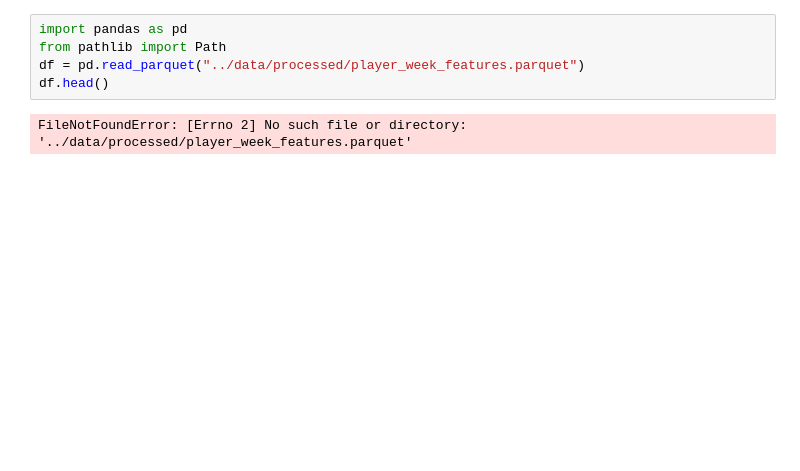
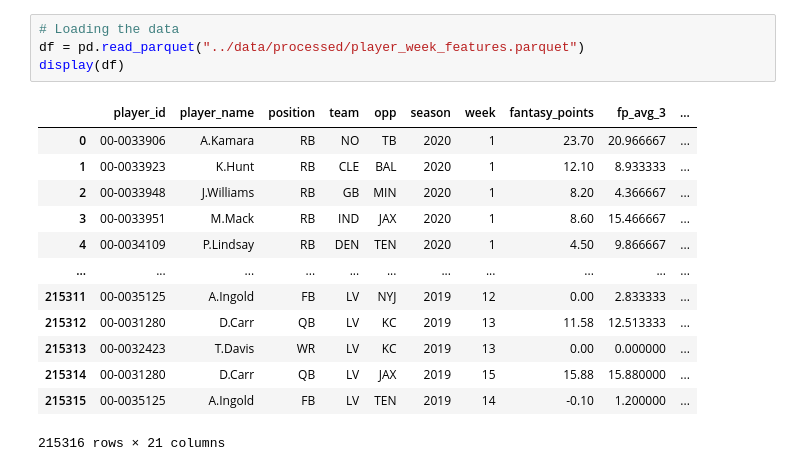
Before and after one commit to kych23/ff_predictors, a Jupyter notebook: notebooks/models.ipynb, the cells around one changed output. Drawn from its saved outputs; the diff is of its cells as text; blank space fills up the shorter version.

```diff
--- a/notebooks/models.ipynb
+++ b/notebooks/models.ipynb
@@ -3,7 +21,18 @@ Notebook for training and testing machine learning models
 # %%
-import pandas as pd
-from pathlib import Path
+# Loading the data
 df = pd.read_parquet("../data/processed/player_week_features.parquet")
-df.head()
+display(df)
 # %% [output]
+|  | player_id | player_name | position | team | opp | season | week | fantasy_points | fp_avg_3 | ... |
+| 0 | 00-0033906 | A.Kamara | RB | NO | TB | 2020 | 1 | 23.70 | 20.966667 | ... |
+| 1 | 00-0033923 | K.Hunt | RB | CLE | BAL | 2020 | 1 | 12.10 | 8.933333 | ... |
+| 2 | 00-0033948 | J.Williams | RB | GB | MIN | 2020 | 1 | 8.20 | 4.366667 | ... |
+| 3 | 00-0033951 | M.Mack | RB | IND | JAX | 2020 | 1 | 8.60 | 15.466667 | ... |
+| 4 | 00-0034109 | P.Lindsay | RB | DEN | TEN | 2020 | 1 | 4.50 | 9.866667 | ... |
+| ... | ... | ... | ... | ... | ... | ... | ... | ... | ... | ... |
+| 215311 | 00-0035125 | A.Ingold | FB | LV | NYJ | 2019 | 12 | 0.00 | 2.833333 | ... |
+| 215312 | 00-0031280 | D.Carr | QB | LV | KC | 2019 | 13 | 11.58 | 12.513333 | ... |
+| 215313 | 00-0032423 | T.Davis | WR | LV | KC | 2019 | 13 | 0.00 | 0.000000 | ... |
+| 215314 | 00-0031280 | D.Carr | QB | LV | JAX | 2019 | 15 | 15.88 | 15.880000 | ... |
+| 215315 | 00-0035125 | A.Ingold | FB | LV | TEN | 2019 | 14 | -0.10 | 1.200000 | ... |
-FileNotFoundError: [Errno 2] No such file or directory: '../data/processed/player_week_features.parquet'
+215316 rows × 21 columns
```
Also changed, not shown: parts of 4 cells of this notebook, 4 other files.
